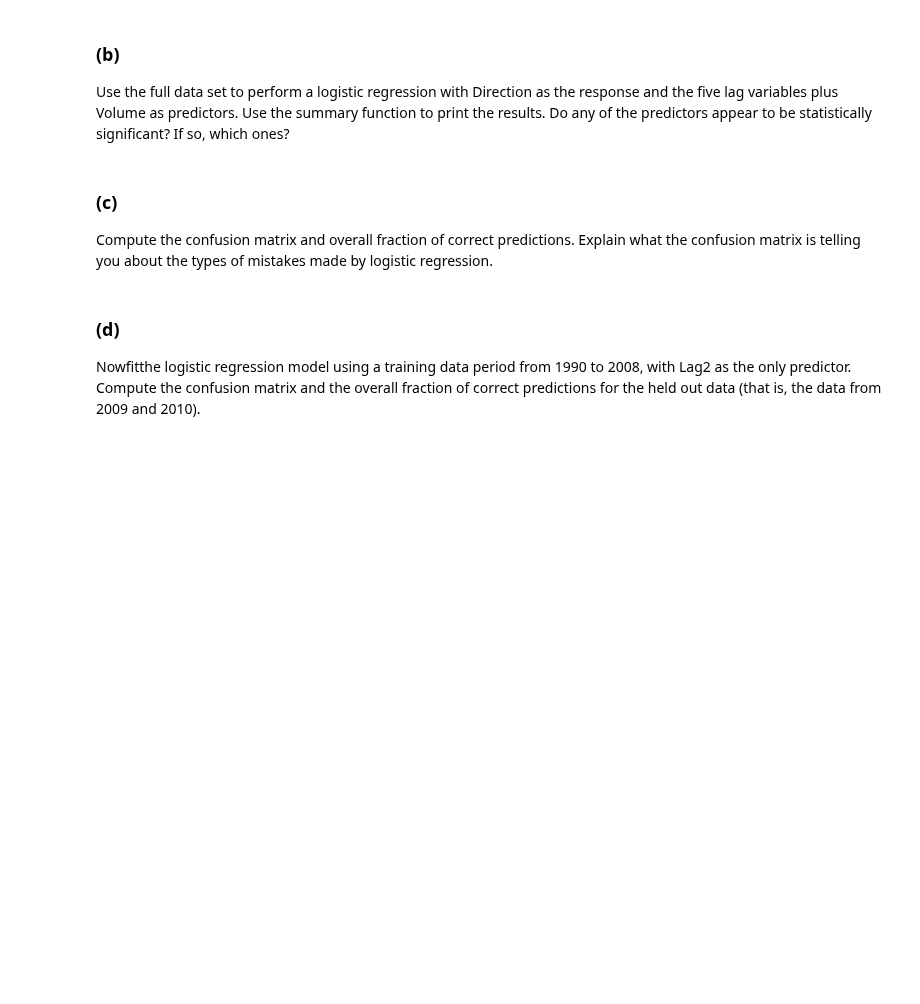
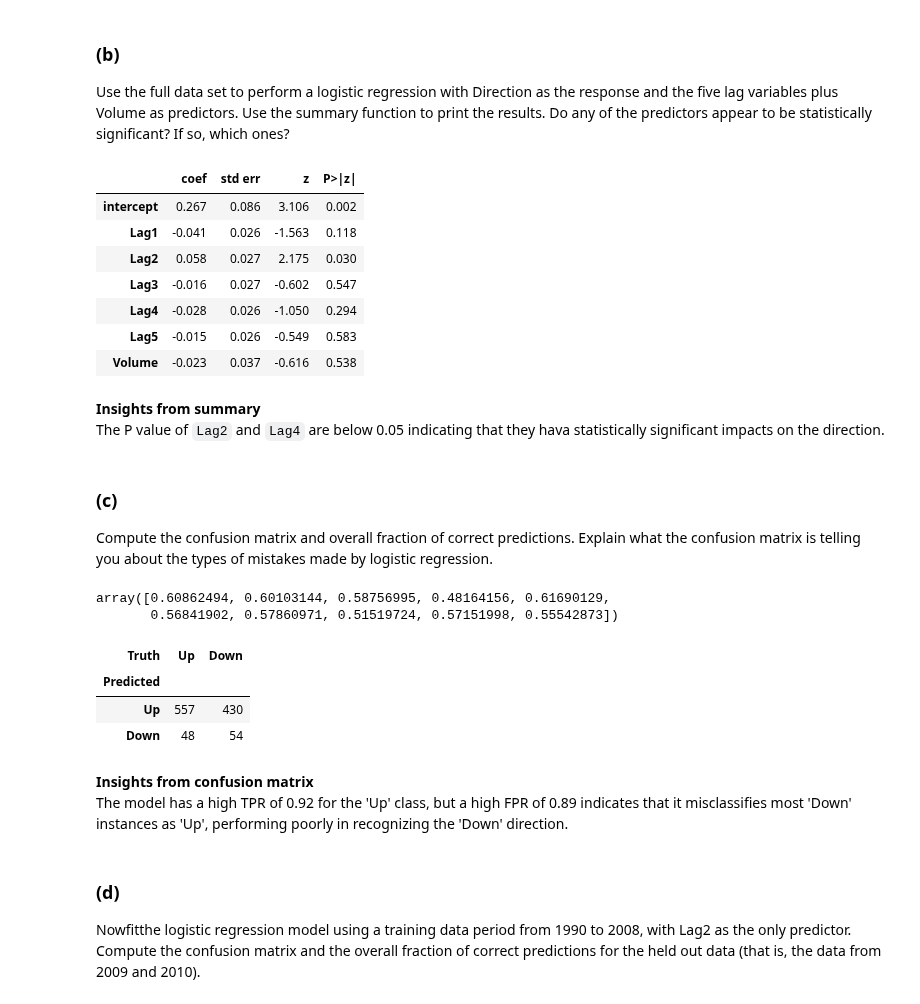
Before and after one commit to HWTeng-Teaching/202509-ML-FinTech, a Jupyter notebook: xxxx_NAME/2008_Chrissy/1027HW/Chrissy_1027HW_Ch4_Q13.ipynb, the cells around one changed output. Cells and saved outputs as stored; diff of their text form; code cells hidden in the pictures; blank space fills up the shorter version.

```diff
--- a/xxxx_NAME/2008_Chrissy/1027HW/Chrissy_1027HW_Ch4_Q13.ipynb
+++ b/xxxx_NAME/2008_Chrissy/1027HW/Chrissy_1027HW_Ch4_Q13.ipynb
@@ -88,6 +88,32 @@ The relationship among lag variables (`lag1`~`lag5`) appears circular, suggestin
 # %% [markdown]
 ### (b)
 Use the full data set to perform a logistic regression with Direction as the response and the five lag variables plus Volume as predictors. Use the summary function to print the results. Do any of the predictors appear to be statistically significant? If so, which ones?
+# %%
+df1 = df.columns.drop(['Year','Today','Direction'])
+design = MS(df1)
+X = design.fit_transform(df)
+y = df.Direction == 'Up'
+glm = sm.GLM(y,X,family=sm.families.Binomial())
+results = glm.fit()
+summarize(results)
+# %% [output]
+|  | coef | std err | z | P>|z| |
+| intercept | 0.267 | 0.086 | 3.106 | 0.002 |
+| Lag1 | -0.041 | 0.026 | -1.563 | 0.118 |
+| Lag2 | 0.058 | 0.027 | 2.175 | 0.030 |
+| Lag3 | -0.016 | 0.027 | -0.602 | 0.547 |
+| Lag4 | -0.028 | 0.026 | -1.050 | 0.294 |
+| Lag5 | -0.015 | 0.026 | -0.549 | 0.583 |
+| Volume | -0.023 | 0.037 | -0.616 | 0.538 |
+# %% [markdown]
+**Insights from summary**
+The P value of `Lag2` and `Lag4` are below 0.05 indicating that they hava statistically significant impacts on the direction.
 # %% [markdown]
 ###  (c)
 Compute the confusion matrix and overall fraction of correct predictions. Explain what the confusion matrix is telling you about the types of mistakes made by logistic regression.
+# %%
+probs = results.predict()
+probs[:10]
+# %% [output]
+array([0.60862494, 0.60103144, 0.58756995, 0.48164156, 0.61690129,
+       0.56841902, 0.57860971, 0.51519724, 0.57151998, 0.55542873])
@@ -94,3 +123,13 @@ Compute the confusion matrix and overall fraction of correct predictions. Explai
+# %%
+confusion_table(labels, df.Direction, labels=['Up','Down'])
+# %% [output]
+| Truth | Up | Down |
+| Predicted |  |  |
+| Up | 557 | 430 |
+| Down | 48 | 54 |
+# %% [markdown]
+**Insights from confusion matrix**
+The model has a high TPR of 0.92 for the 'Up' class, but a high FPR of 0.89 indicates that it misclassifies most 'Down' instances as 'Up', performing poorly in recognizing the 'Down' direction.
 # %% [markdown]
 ### (d)
 Nowfitthe logistic regression model using a training data period from 1990 to 2008, with Lag2 as the only predictor. Compute the confusion matrix and the overall fraction of correct predictions for the held out data (that is, the data from 2009 and 2010).
```
Also changed, not shown: parts of 1 cell of this notebook.
